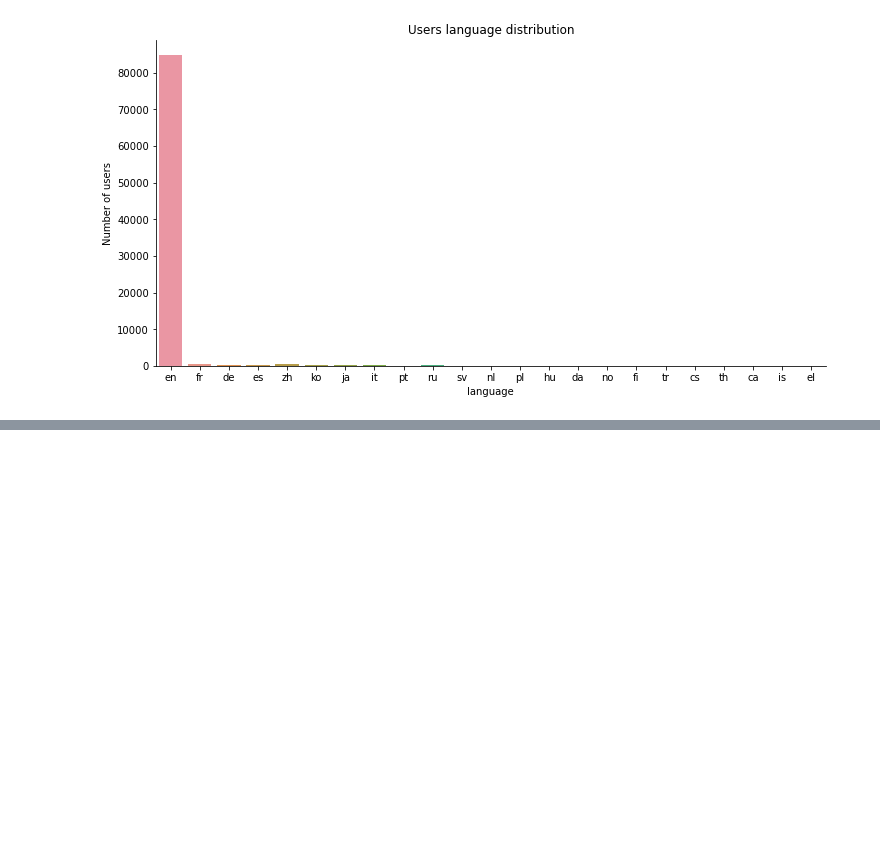
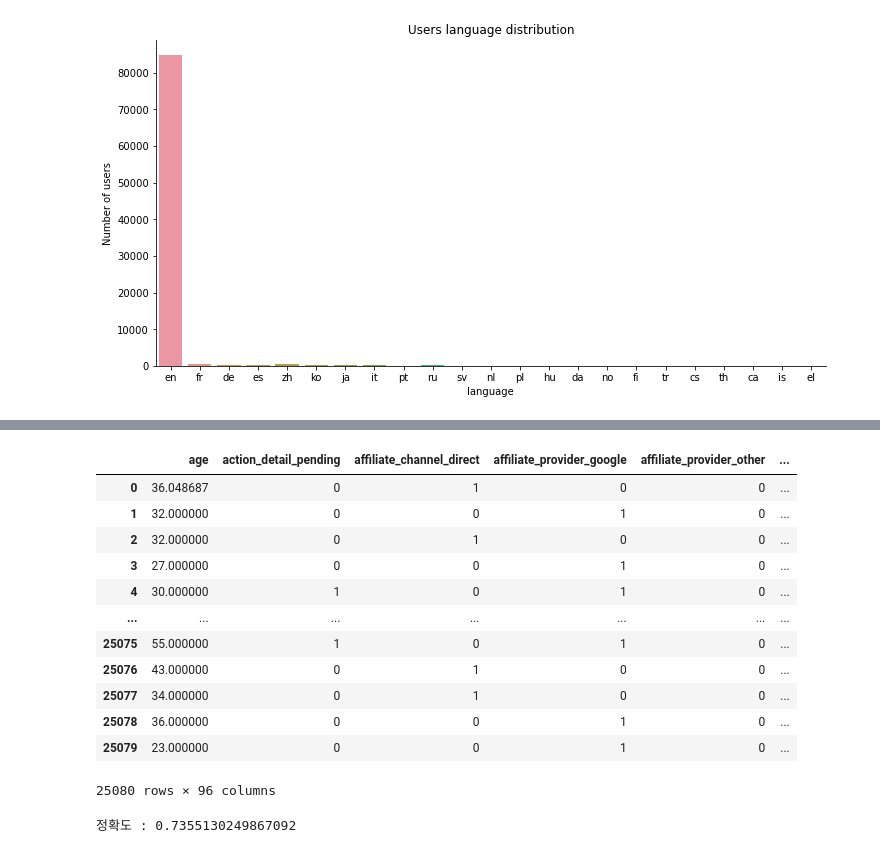
Before and after one commit to Kim-Jong-Gyu/3rdBA, a Jupyter notebook: final_selsction.ipynb, the cells around one changed output, grey strips where cells are left out. Cells and saved outputs as stored; diff of their text form; code cells hidden in the pictures; blank space fills up the shorter version.

```diff
--- a/final_selsction.ipynb
+++ b/final_selsction.ipynb
@@ -422,5 +456,5 @@ Length: 97, dtype: object
 # %%
-merge_c=merge_c.drop(['id'],axis=1)
+merge_final=merge_final.drop(['cat_duration_S'],axis=1)
 # %%
 target
 # %% [output]
@@ -563,5 +492,5 @@ features
 # %%
-merge_c['const']=0
+merge_final['const']=0
 # %%
 
 #변수 선택법
@@ -686 +618,3 @@ Warnings:
 strong multicollinearity problems or that the design matrix is singular.
+# %%
+sel_FW1=list(Forward_best_model.params.index)
@@ -686,0 +641,2 @@ strong multicollinearity problems or that the design matrix is singular.
+# %%
+x=merge_final[sel_FW1]
@@ -686,0 +645,36 @@ strong multicollinearity problems or that the design matrix is singular.
+# %%
+x
+# %% [output]
+|  | age | action_detail_pending | affiliate_channel_direct | affiliate_provider_google | affiliate_provider_other | ... |
+| 0 | 36.048687 | 0 | 1 | 0 | 0 | ... |
+| 1 | 32.000000 | 0 | 0 | 1 | 0 | ... |
+| 2 | 32.000000 | 0 | 1 | 0 | 0 | ... |
+| 3 | 27.000000 | 0 | 0 | 1 | 0 | ... |
+| 4 | 30.000000 | 1 | 0 | 1 | 0 | ... |
+| ... | ... | ... | ... | ... | ... | ... |
+| 25075 | 55.000000 | 1 | 0 | 1 | 0 | ... |
+| 25076 | 43.000000 | 0 | 1 | 0 | 0 | ... |
+| 25077 | 34.000000 | 0 | 1 | 0 | 0 | ... |
+| 25078 | 36.000000 | 0 | 0 | 1 | 0 | ... |
+| 25079 | 23.000000 | 0 | 0 | 1 | 0 | ... |
+25080 rows × 96 columns
+# %%
+from sklearn import datasets
+from sklearn.model_selection import train_test_split
+from sklearn.ensemble import RandomForestClassifier
+from sklearn import metrics
+
+# 테스트 데이터 30%
+x_train, x_test, y_train, y_test = train_test_split(x, y, test_size=0.3)
+
+# 학습 진행
+forest = RandomForestClassifier(n_estimators=100)
+forest.fit(x_train, y_train)
+
+# 예측
+y_pred = forest.predict(x_test)
+
+# 정확도 확인
+print('정확도 :', metrics.accuracy_score(y_test, y_pred))
+# %% [output]
+정확도 : 0.7355130249867092
```
Also changed, not shown: parts of 45 cells of this notebook, 7 other files.
